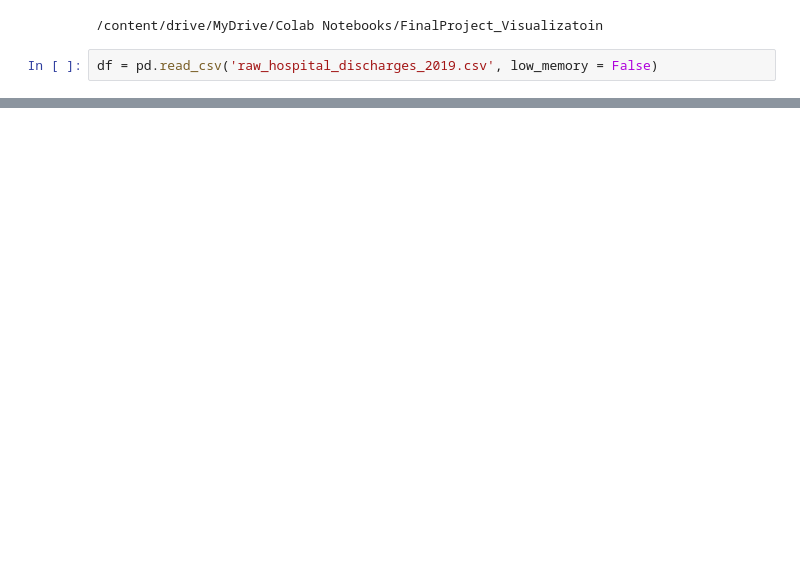
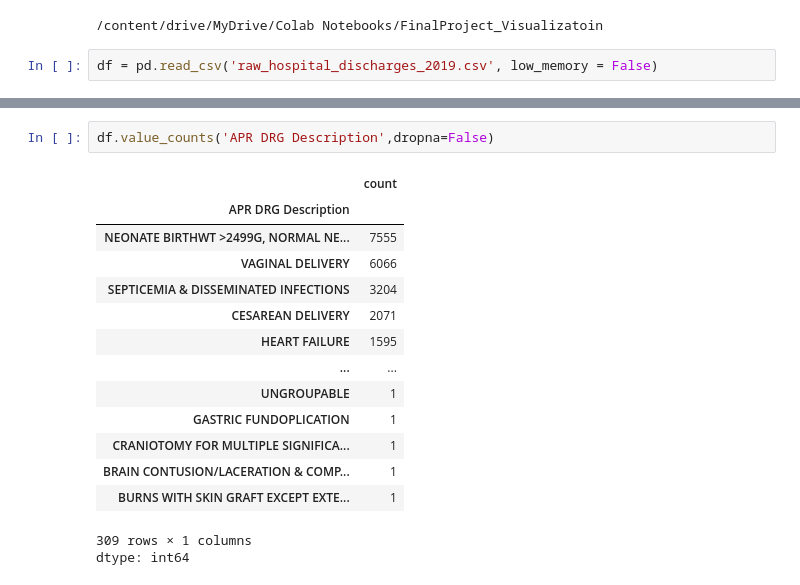
Before and after one commit to kpsalida/HospitalDischarges_Visualization, a Jupyter notebook: viz_eda.ipynb, the cells around one changed output, grey strips where cells are left out. Cells and saved outputs as stored; diff of their text form; blank space fills up the shorter version.

```diff
--- a/viz_eda.ipynb
+++ b/viz_eda.ipynb
@@ -136,2 +198,20 @@ df.describe().transpose()
+# %%
+df.value_counts('APR DRG Description',dropna=False)
+# %% [output]
+|  | count |
+| APR DRG Description |  |
+| NEONATE BIRTHWT >2499G, NORMAL NE... | 7555 |
+| VAGINAL DELIVERY | 6066 |
+| SEPTICEMIA & DISSEMINATED INFECTIONS | 3204 |
+| CESAREAN DELIVERY | 2071 |
+| HEART FAILURE | 1595 |
+| ... | ... |
+| UNGROUPABLE | 1 |
+| GASTRIC FUNDOPLICATION | 1 |
+| CRANIOTOMY FOR MULTIPLE SIGNIFICA... | 1 |
+| BRAIN CONTUSION/LACERATION & COMP... | 1 |
+| BURNS WITH SKIN GRAFT EXCEPT EXTE... | 1 |
+309 rows × 1 columns
+dtype: int64
 # %%
 df.value_counts('Facility Name',dropna=False)
```
Also changed, not shown: parts of 25 cells of this notebook.
